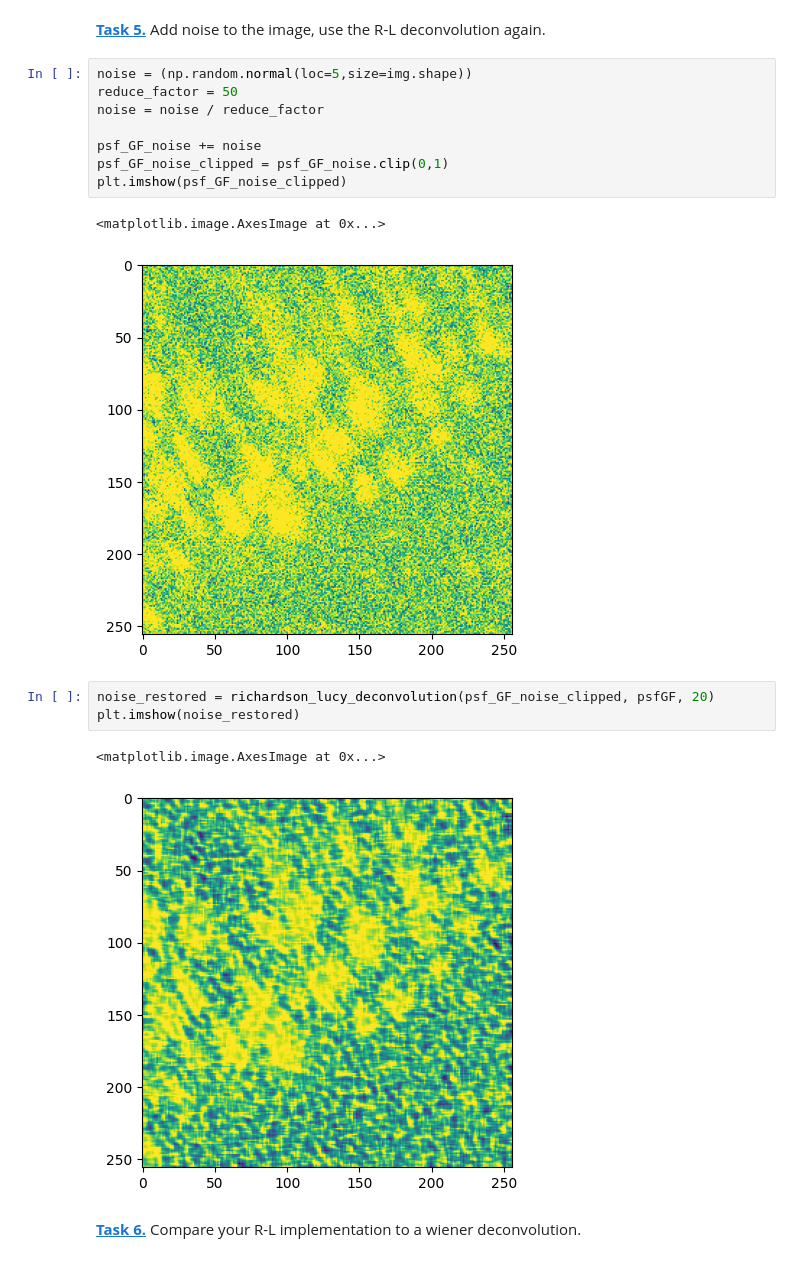
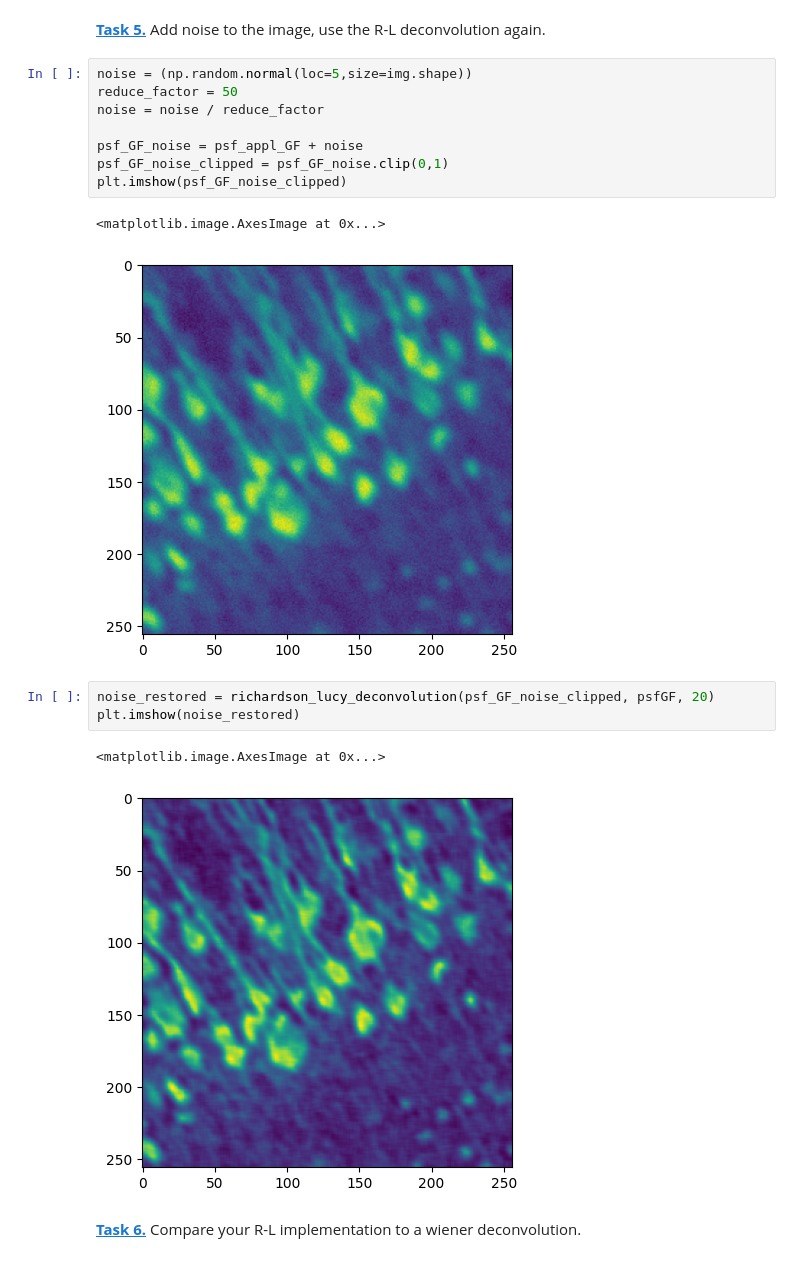
Before and after one commit to Anastasia933/FS5Python, a Jupyter notebook: deconvolution.ipynb, the cells around one changed output. Cells and saved outputs as stored; diff of their text form.

```diff
--- a/deconvolution.ipynb
+++ b/deconvolution.ipynb
@@ -84,20 +84,20 @@ plt.imshow(rl_restored, cmap = 'gray')
 # %%
 noise = (np.random.normal(loc=5,size=img.shape))
 reduce_factor = 50
 noise = noise / reduce_factor
 
-psf_GF_noise += noise
+psf_GF_noise = psf_appl_GF + noise
 psf_GF_noise_clipped = psf_GF_noise.clip(0,1)
 plt.imshow(psf_GF_noise_clipped)
 # %% [output]
 <matplotlib.image.AxesImage at 0x...>
-[figure, old version]
+[figure, new version]
 # %%
 noise_restored = richardson_lucy_deconvolution(psf_GF_noise_clipped, psfGF, 20)
 plt.imshow(noise_restored)
 # %% [output]
 <matplotlib.image.AxesImage at 0x...>
-[figure, old version]
+[figure, new version]
 # %% [markdown]
 **[Task 6.]()** Compare your R-L implementation to a wiener deconvolution.
 # %%
```
Also changed, not shown: parts of 2 cells of this notebook.
